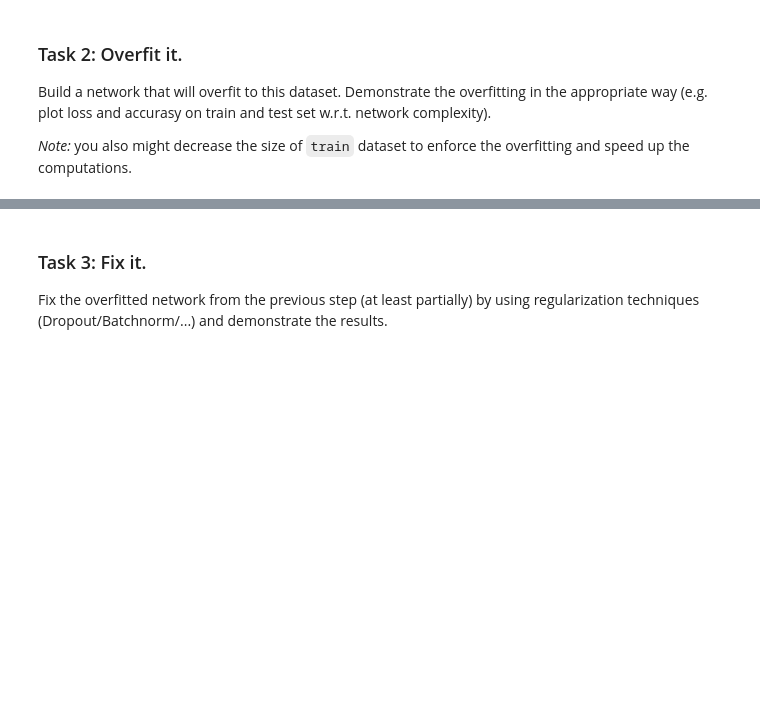
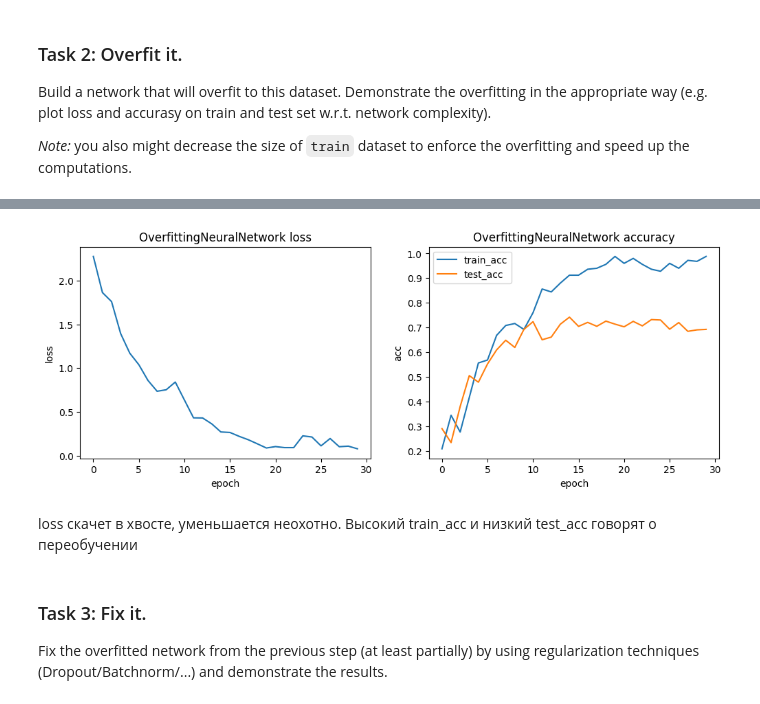
Before and after one commit to EgorOvechkin/lab2, a Jupyter notebook: lab02_part2_overfitting.ipynb, the cells around one changed output, grey strips where cells are left out. Cells and saved outputs as stored; diff of their text form; code cells hidden in the pictures; blank space fills up the shorter version.

```diff
--- a/lab02_part2_overfitting.ipynb
+++ b/lab02_part2_overfitting.ipynb
@@ -220,0 +242,17 @@ loss_func = # YOUR CODE HERE
+# %%
+from torch.utils.data import Subset
+
+model = OverfittingNeuralNetwork().to(device)
+opt = torch.optim.Adam(model.parameters(), lr=1e-3) # YOUR CODE HERE
+loss_func = nn.CrossEntropyLoss() # YOUR CODE HERE
+
+# Your experiments, come here
+size = 250
+idx = torch.randperm(len(fmnist_dataset_train))[:size]
+small_train_ds = Subset(fmnist_dataset_train, idx)
+
+small_train_loader = torch.utils.data.DataLoader(
+    small_train_ds, batch_size=128, shuffle=True, num_workers=2
+)
+
+over_hist = fit(model, small_train_loader, test_loader, opt, loss_func, epochs=30)
@@ -221,3 +277,26 @@ loss_func = # YOUR CODE HERE
+# %%
+def plot_history(hist, title=""):
+    plt.figure(figsize=(12,4))
+    plt.subplot(1,2,1)
+    plt.plot(hist["train_loss"])
+    plt.title(title + " loss")
+    plt.xlabel("epoch")
+    plt.ylabel("loss")
+
+    plt.subplot(1,2,2)
+    plt.plot(hist["train_acc"], label="train_acc")
+    plt.plot(hist["test_acc"], label="test_acc")
+    plt.title(title + " accuracy")
+    plt.xlabel("epoch")
+    plt.ylabel("acc")
+    plt.legend()
+    plt.show()
+
+plot_history(over_hist, title="OverfittingNeuralNetwork")
+# %% [output]
+[figure, added]
+# %% [markdown]
+loss скачет в хвосте, уменьшается неохотно. Высокий train_acc и низкий test_acc говорят о переобучении
 # %% [markdown]
 ### Task 3: Fix it.
 Fix the overfitted network from the previous step (at least partially) by using regularization techniques (Dropout/Batchnorm/...) and demonstrate the results.
```
Also changed, not shown: parts of 4 cells of this notebook.
